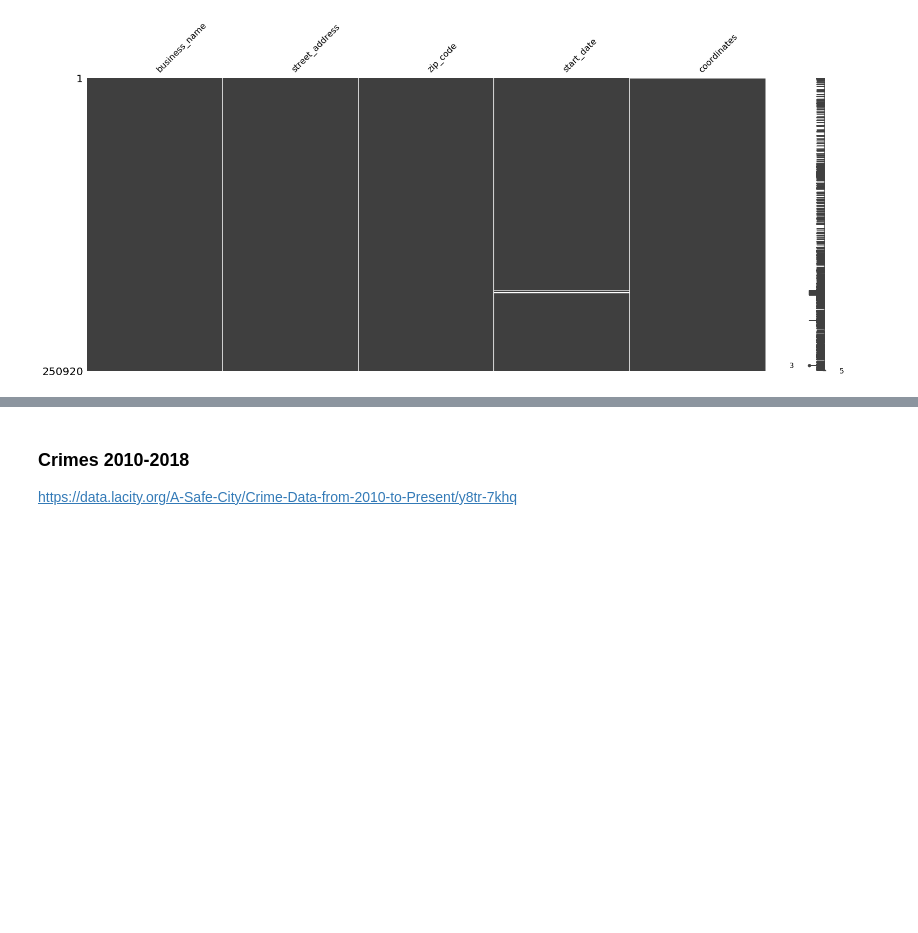
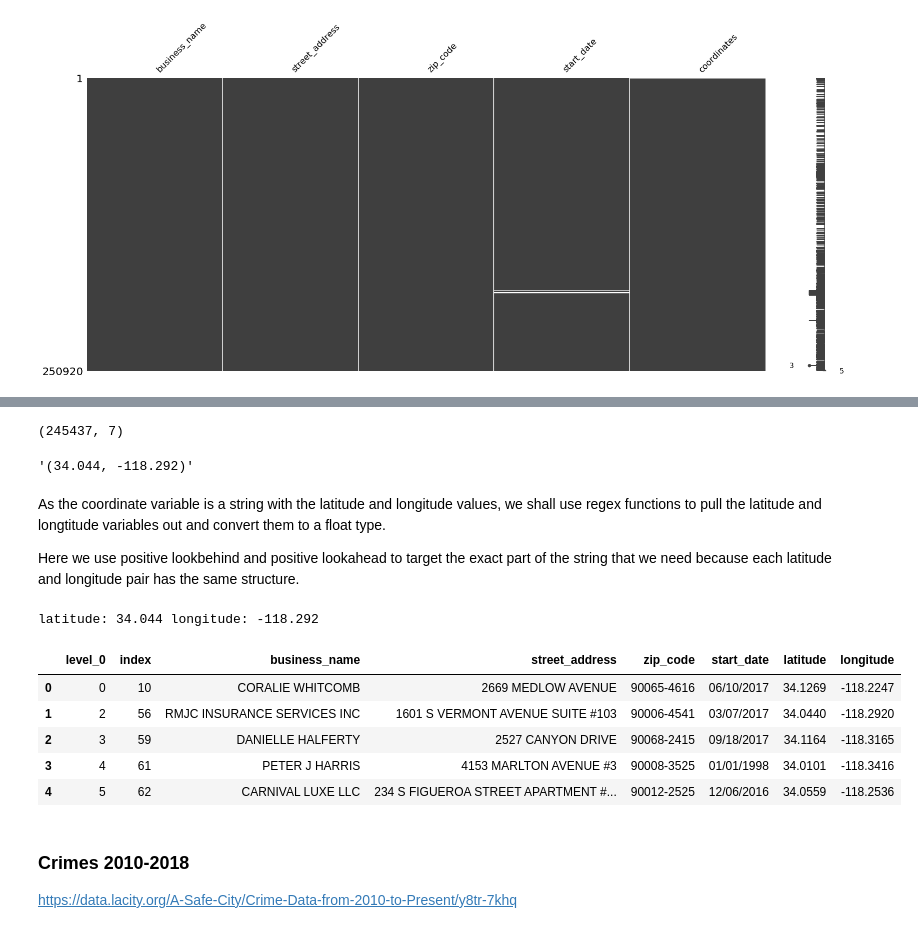
Before and after one commit to finnqiao/la_metro_bikeshare_data, a Jupyter notebook: notebooks/1.0-la-bikeshare.ipynb, the cells around one changed output, grey strips where cells are left out. Drawn from its saved outputs; the diff is of its cells as text; code cells hidden in the pictures; blank space fills up the shorter version.

Commit message:
extract latitude and longitude from business dataset

```diff
--- a/notebooks/1.0-la-bikeshare.ipynb
+++ b/notebooks/1.0-la-bikeshare.ipynb
@@ -277,3 +280,44 @@ business_df.head()
+# %%
+# dropping coordinates of (0,0) and resetting the index to start from 0
+business_df = business_df[business_df['coordinates'] != '(0, 0)'].reset_index()
+business_df.shape
+# %% [output]
+(245437, 7)
+# %%
+business_df.loc[1]['coordinates']
+# %% [output]
+'(34.044, -118.292)'
+# %% [markdown]
+As the coordinate variable is a string with the latitude and longitude values, we shall use regex functions to pull the latitude and longtitude variables out and convert them to a float type.
+
+Here we use positive lookbehind and positive lookahead to target the exact part of the string that we need because each latitude and longitude pair has the same structure.
+# %%
+# regex to extract latitude
+def get_lat(coords):
+    lat = re.compile('(?<=\().+(?=\,)')
+    return float(lat.search(coords).group())
+
+# regex to extract longitude
+def get_long(coords):
+    long = re.compile('(?<=\, ).+(?=\))')
+    return float(long.search(coords).group())
+
+print("latitude: " + str(get_lat(business_df.loc[1]['coordinates'])) + " longitude: " + str(get_long(business_df.loc[1]['coordinates'])))
+# %% [output]
+latitude: 34.044 longitude: -118.292
+# %%
+# apply get_lat and get_long functions to create new columns representing latitude and longitude for each business
+business_df['latitude'] = business_df['coordinates'].apply(get_lat)
+business_df['longitude'] = business_df['coordinates'].apply(get_long)
+business_df = business_df.drop(['coordinates'],axis=1)
+business_df.head()
+# %% [output]
+|  | level_0 | index | business_name | street_address | zip_code | start_date | latitude | longitude |
+| 0 | 0 | 10 | CORALIE WHITCOMB | 2669 MEDLOW AVENUE | 90065-4616 | 06/10/2017 | 34.1269 | -118.2247 |
+| 1 | 2 | 56 | RMJC INSURANCE SERVICES INC | 1601 S VERMONT AVENUE SUITE #103 | 90006-4541 | 03/07/2017 | 34.0440 | -118.2920 |
+| 2 | 3 | 59 | DANIELLE HALFERTY | 2527 CANYON DRIVE | 90068-2415 | 09/18/2017 | 34.1164 | -118.3165 |
+| 3 | 4 | 61 | PETER J HARRIS | 4153 MARLTON AVENUE #3 | 90008-3525 | 01/01/1998 | 34.0101 | -118.3416 |
+| 4 | 5 | 62 | CARNIVAL LUXE LLC | 234 S FIGUEROA STREET APARTMENT #... | 90012-2525 | 12/06/2016 | 34.0559 | -118.2536 |
 # %% [markdown]
 ### Crimes 2010-2018
 
```
Also changed, not shown: parts of 4 cells of this notebook.
